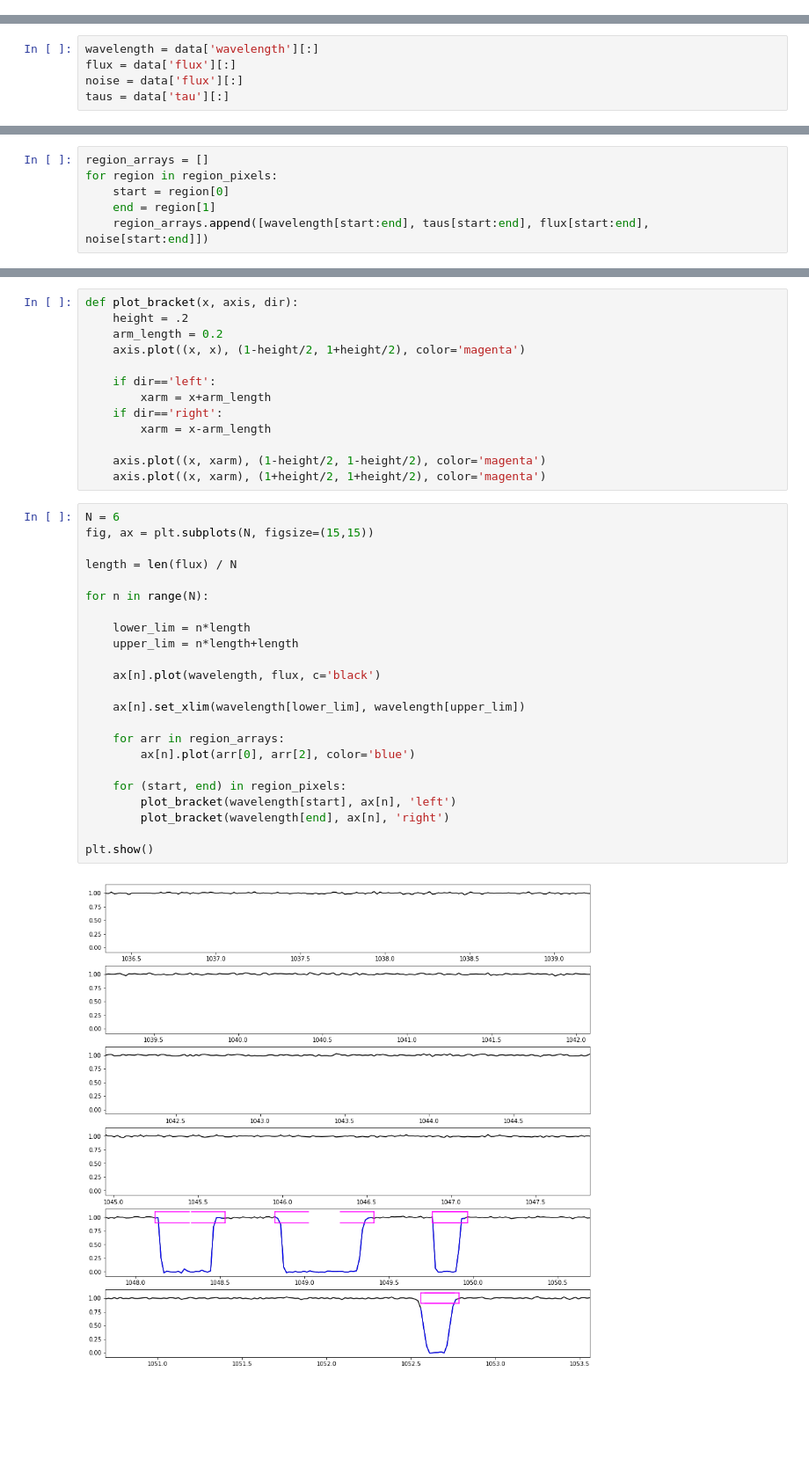
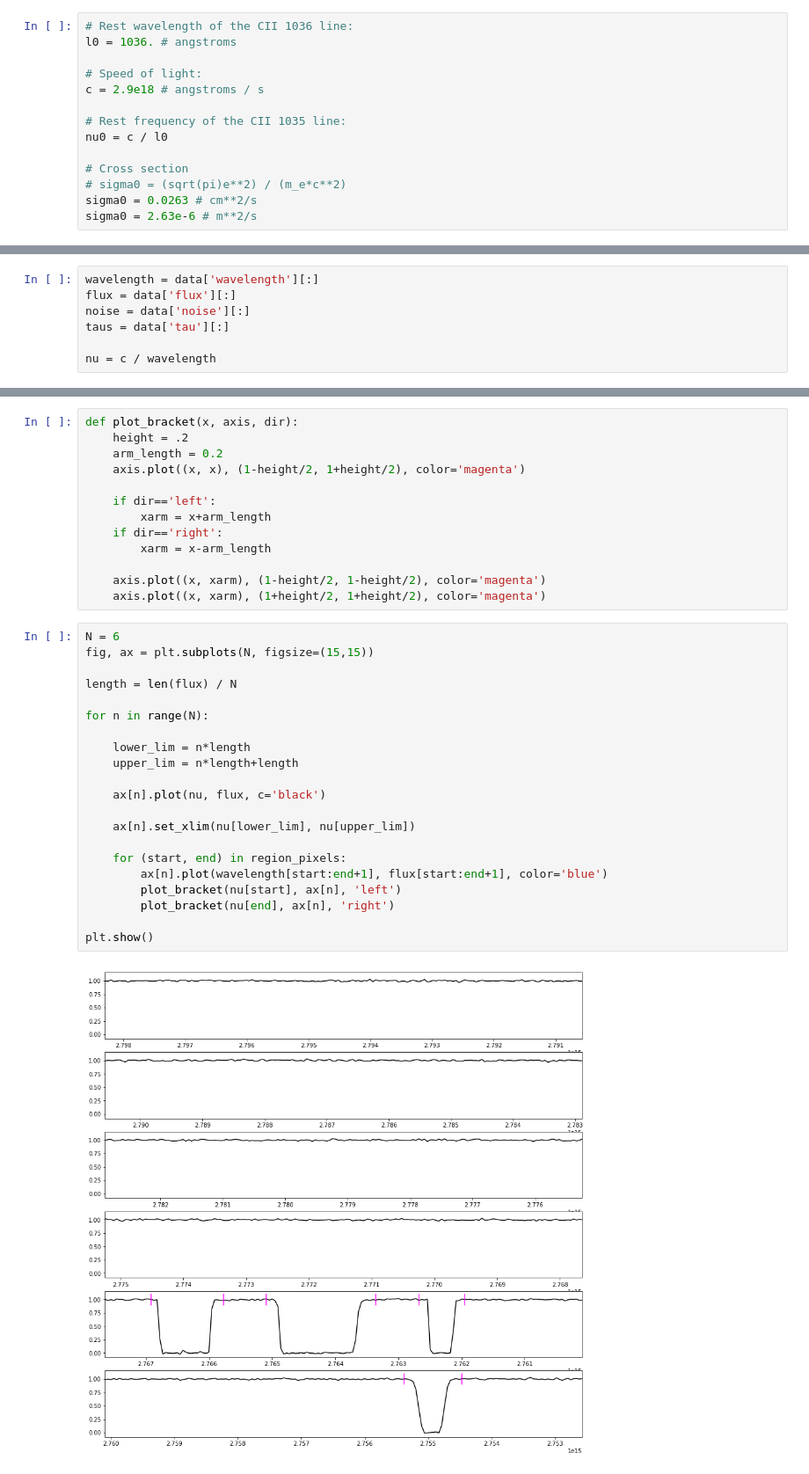
Before and after one commit to sarahappleby/VAMP, a Jupyter notebook: spec_demo_pygad.ipynb, the cells around one changed output, grey strips where cells are left out. Shown at 88% size. Saved outputs shown, nothing was run; the diff lists cells and outputs as text; blank space fills up the shorter version.

```diff
--- a/spec_demo_pygad.ipynb
+++ b/spec_demo_pygad.ipynb
@@ -22,0 +29,14 @@ import gc
+# %%
+# Rest wavelength of the CII 1036 line:
+l0 = 1036. # angstroms
+
+# Speed of light:
+c = 2.9e18 # angstroms / s
+
+# Rest frequency of the CII 1035 line:
+nu0 = c / l0
+
+# Cross section
+# sigma0 = (sqrt(pi)e**2) / (m_e*c**2)
+sigma0 = 0.0263 # cm**2/s
+sigma0 = 2.63e-6 # m**2/s
@@ -34,5 +56,7 @@ data.keys()
 # %%
 wavelength = data['wavelength'][:]
 flux = data['flux'][:]
-noise = data['flux'][:]
+noise = data['noise'][:]
 taus = data['tau'][:]
+
+nu = c / wavelength
@@ -45,9 +73,3 @@ regions, region_pixels = vpfits.compute_detection_regions(wavelength, taus, flux
 # %% [output]
 Computing detection regions...
 Found 4 detection regions.
-# %%
-region_arrays = []
-for region in region_pixels:
-    start = region[0]
-    end = region[1]
-    region_arrays.append([wavelength[start:end], taus[start:end], flux[start:end], noise[start:end]])
@@ -75,25 +91,23 @@ def plot_bracket(x, axis, dir):
 # %%
 N = 6
 fig, ax = plt.subplots(N, figsize=(15,15))
 
 length = len(flux) / N
 
 for n in range(N):
 
     lower_lim = n*length
     upper_lim = n*length+length
 
-    ax[n].plot(wavelength, flux, c='black')
+    ax[n].plot(nu, flux, c='black')
 
-    ax[n].set_xlim(wavelength[lower_lim], wavelength[upper_lim])
-
-    for arr in region_arrays:
-        ax[n].plot(arr[0], arr[2], color='blue')
+    ax[n].set_xlim(nu[lower_lim], nu[upper_lim])
 
     for (start, end) in region_pixels:
-        plot_bracket(wavelength[start], ax[n], 'left')
-        plot_bracket(wavelength[end], ax[n], 'right')
+        ax[n].plot(wavelength[start:end+1], flux[start:end+1], color='blue')
+        plot_bracket(nu[start], ax[n], 'left')
+        plot_bracket(nu[end], ax[n], 'right')
 
 plt.show()
 # %% [output]
-[figure, old version]
+[figure, new version]
```
Also changed, not shown: parts of 16 cells of this notebook.
